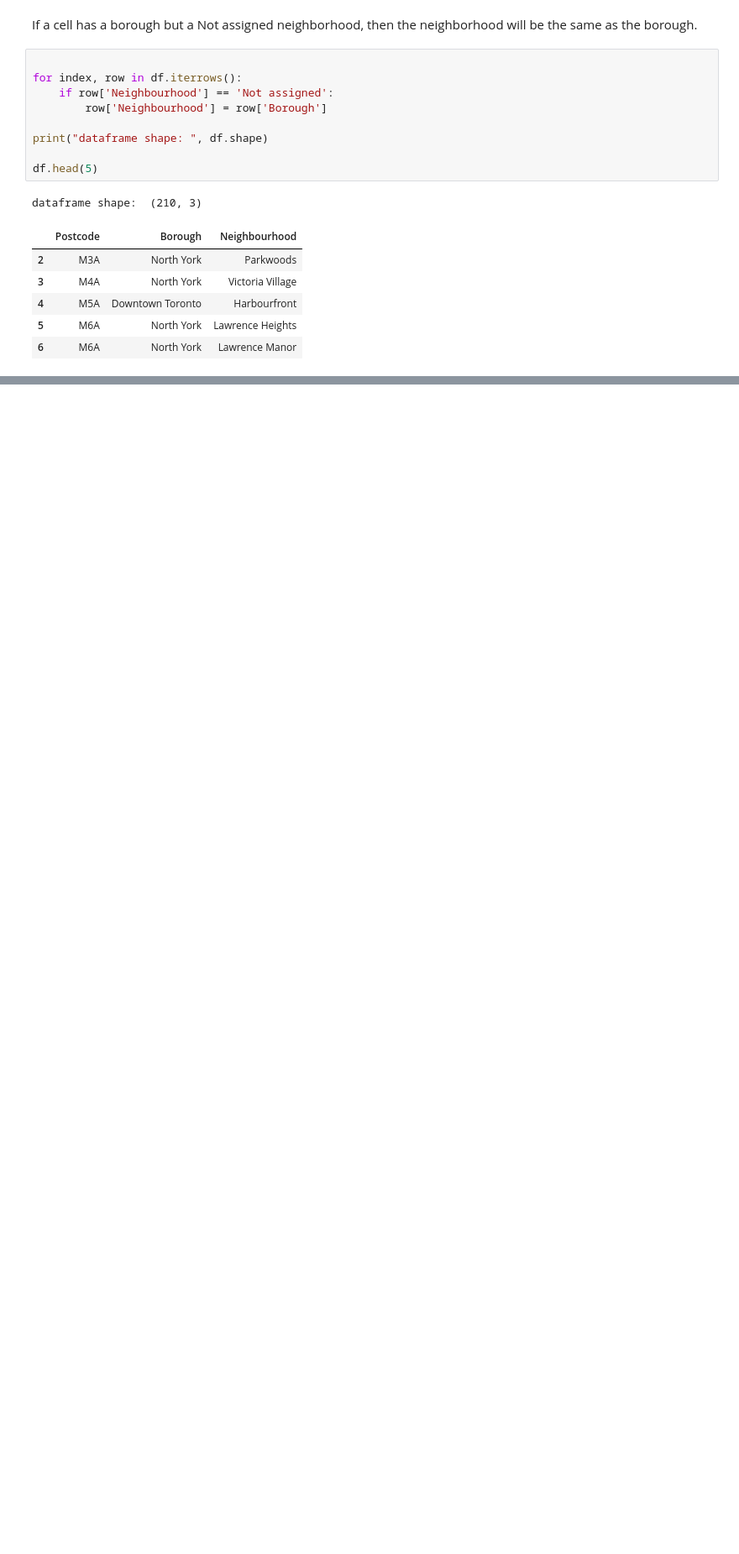
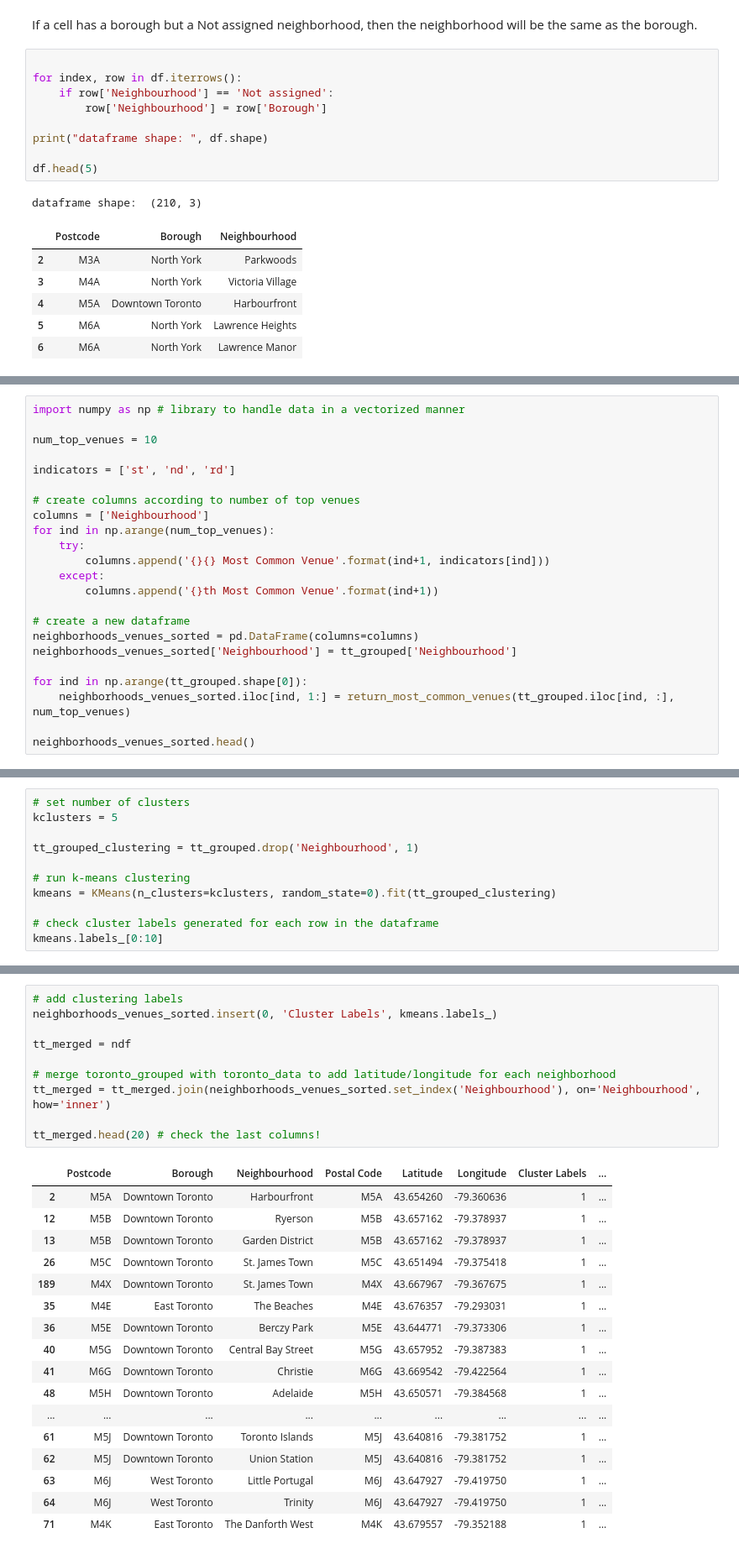
Before and after one commit to zl220/Coursera_Capstone, a Jupyter notebook: DS-Capstone-W3.ipynb, the cells around one changed output, grey strips where cells are left out. Shown: that part at 84% size. Cells and saved outputs as stored; diff of their text form; blank space fills up the shorter version.

```diff
--- a/DS-Capstone-W3.ipynb
+++ b/DS-Capstone-W3.ipynb
@@ -34,0 +340,23 @@ dataframe shape:  (210, 3)
+# %%
+import numpy as np # library to handle data in a vectorized manner
+
+num_top_venues = 10
+
+indicators = ['st', 'nd', 'rd']
+
+# create columns according to number of top venues
+columns = ['Neighbourhood']
+for ind in np.arange(num_top_venues):
+    try:
+        columns.append('{}{} Most Common Venue'.format(ind+1, indicators[ind]))
+    except:
+        columns.append('{}th Most Common Venue'.format(ind+1))
+
+# create a new dataframe
+neighborhoods_venues_sorted = pd.DataFrame(columns=columns)
+neighborhoods_venues_sorted['Neighbourhood'] = tt_grouped['Neighbourhood']
+
+for ind in np.arange(tt_grouped.shape[0]):
+    neighborhoods_venues_sorted.iloc[ind, 1:] = return_most_common_venues(tt_grouped.iloc[ind, :], num_top_venues)
+
+neighborhoods_venues_sorted.head()
@@ -34,0 +373,11 @@ dataframe shape:  (210, 3)
+# %%
+# set number of clusters
+kclusters = 5
+
+tt_grouped_clustering = tt_grouped.drop('Neighbourhood', 1)
+
+# run k-means clustering
+kmeans = KMeans(n_clusters=kclusters, random_state=0).fit(tt_grouped_clustering)
+
+# check cluster labels generated for each row in the dataframe
+kmeans.labels_[0:10]
@@ -34,0 +388,28 @@ dataframe shape:  (210, 3)
+# %%
+# add clustering labels
+neighborhoods_venues_sorted.insert(0, 'Cluster Labels', kmeans.labels_)
+
+tt_merged = ndf
+
+# merge toronto_grouped with toronto_data to add latitude/longitude for each neighborhood
+tt_merged = tt_merged.join(neighborhoods_venues_sorted.set_index('Neighbourhood'), on='Neighbourhood', how='inner')
+
+tt_merged.head(20) # check the last columns!
+# %% [output]
+|  | Postcode | Borough | Neighbourhood | Postal Code | Latitude | Longitude | Cluster Labels | ... |
+| 2 | M5A | Downtown Toronto | Harbourfront | M5A | 43.654260 | -79.360636 | 1 | ... |
+| 12 | M5B | Downtown Toronto | Ryerson | M5B | 43.657162 | -79.378937 | 1 | ... |
+| 13 | M5B | Downtown Toronto | Garden District | M5B | 43.657162 | -79.378937 | 1 | ... |
+| 26 | M5C | Downtown Toronto | St. James Town | M5C | 43.651494 | -79.375418 | 1 | ... |
+| 189 | M4X | Downtown Toronto | St. James Town | M4X | 43.667967 | -79.367675 | 1 | ... |
+| 35 | M4E | East Toronto | The Beaches | M4E | 43.676357 | -79.293031 | 1 | ... |
+| 36 | M5E | Downtown Toronto | Berczy Park | M5E | 43.644771 | -79.373306 | 1 | ... |
+| 40 | M5G | Downtown Toronto | Central Bay Street | M5G | 43.657952 | -79.387383 | 1 | ... |
+| 41 | M6G | Downtown Toronto | Christie | M6G | 43.669542 | -79.422564 | 1 | ... |
+| 48 | M5H | Downtown Toronto | Adelaide | M5H | 43.650571 | -79.384568 | 1 | ... |
+| ... | ... | ... | ... | ... | ... | ... | ... | ... |
+| 61 | M5J | Downtown Toronto | Toronto Islands | M5J | 43.640816 | -79.381752 | 1 | ... |
+| 62 | M5J | Downtown Toronto | Union Station | M5J | 43.640816 | -79.381752 | 1 | ... |
+| 63 | M6J | West Toronto | Little Portugal | M6J | 43.647927 | -79.419750 | 1 | ... |
+| 64 | M6J | West Toronto | Trinity | M6J | 43.647927 | -79.419750 | 1 | ... |
+| 71 | M4K | East Toronto | The Danforth West | M4K | 43.679557 | -79.352188 | 1 | ... |
```
Also changed, not shown: parts of 35 cells of this notebook.
